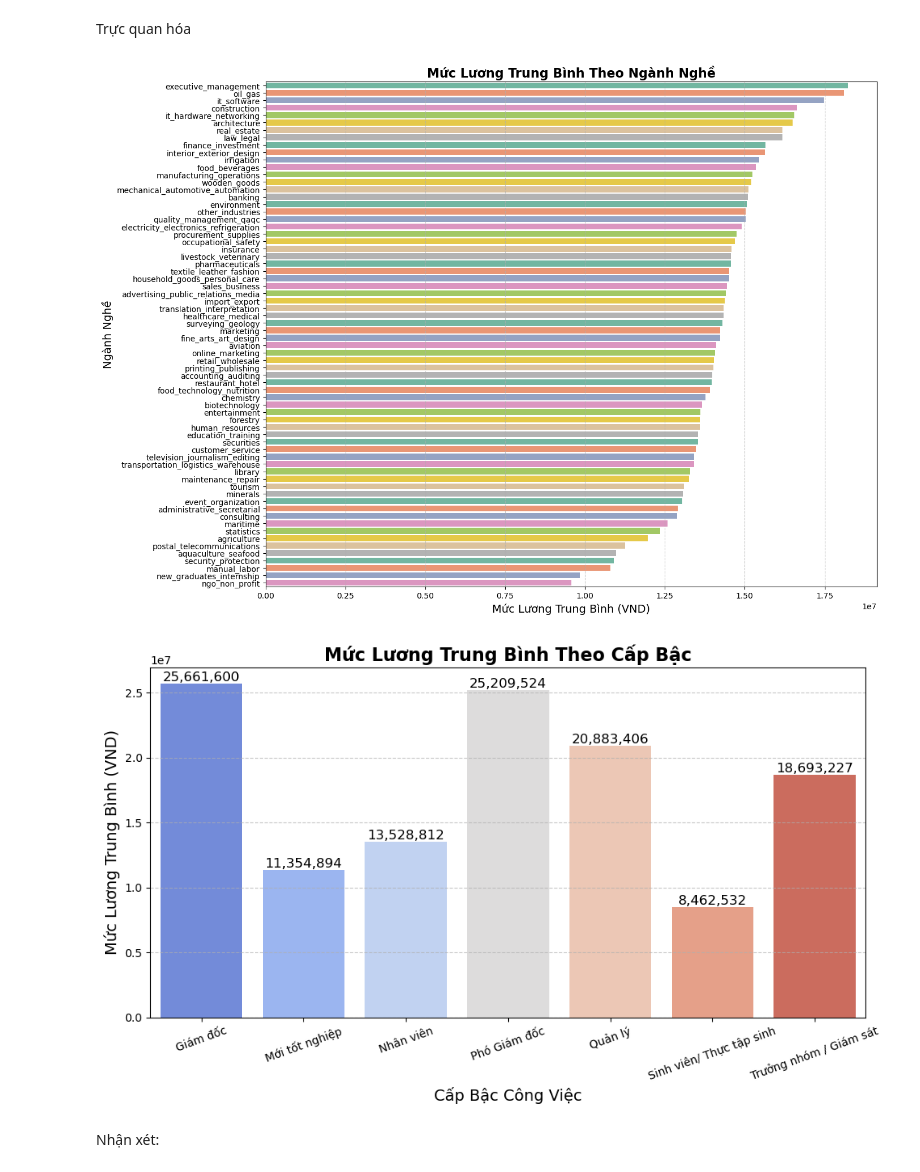
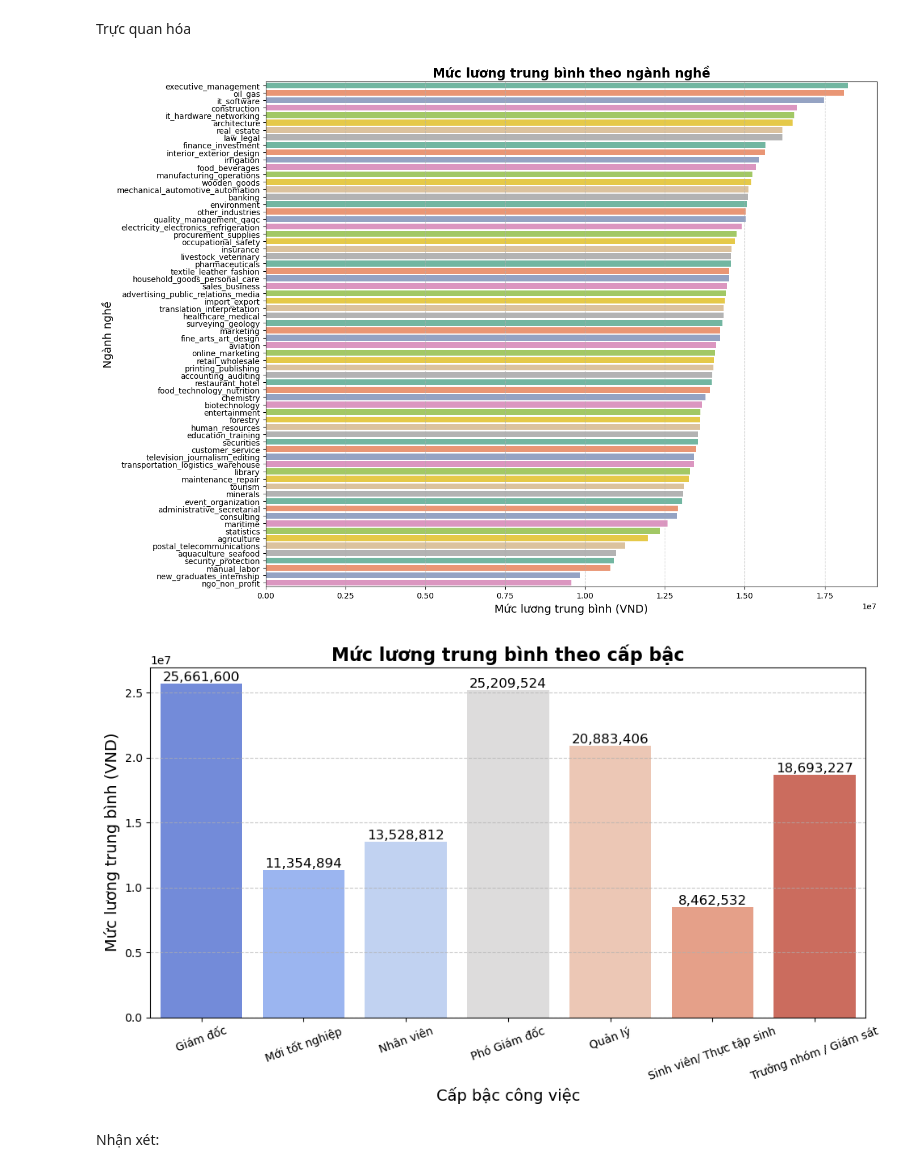
Before and after one commit to Dzivilord/carrerModeling, a Jupyter notebook: ExploringData/VisualizationData.ipynb, the cells around one changed output. Saved outputs shown, nothing was run; the diff lists cells and outputs as text; code cells hidden in the pictures.

```diff
--- a/ExploringData/VisualizationData.ipynb
+++ b/ExploringData/VisualizationData.ipynb
@@ -544,24 +537,24 @@ Trực quan hóa
 # %%
 # Mức lương trung bình theo ngành nghề
 plt.figure(figsize=(14, 10))
 sns.set_palette('Set2')
 sns.barplot(
     data=avg_salary_industry.sort_values('Average_Salary', ascending=False),
     x='Average_Salary',
     y='Industry',
     hue='Industry',
     palette='Set2'
 )
-plt.legend([], [], frameon=False)  # Tắt legend hoàn toàn nếu không cần
+plt.legend([], [], frameon=False)
 
-plt.title('Mức Lương Trung Bình Theo Ngành Nghề', fontsize=16, weight='bold')
-plt.xlabel('Mức Lương Trung Bình (VND)', fontsize=14)
-plt.ylabel('Ngành Nghề', fontsize=14)
+plt.title('Mức lương trung bình theo ngành nghề', fontsize=16, weight='bold')
+plt.xlabel('Mức lương trung bình (VND)', fontsize=14)
+plt.ylabel('Ngành nghề', fontsize=14)
 plt.grid(axis='x', linestyle='--', alpha=0.7)
 plt.tight_layout()
 plt.show()
 # %% [output]
-[figure, old version]
+[figure, new version]
 # %%
 # Mức luong trung bình theo cấp bậc
 plt.figure(figsize=(10, 6))
@@ -575,10 +568,10 @@ sns.barplot(
 )
 
 plt.legend([], [], frameon=False)
-plt.title('Mức Lương Trung Bình Theo Cấp Bậc', fontsize=16, weight='bold')
-plt.xlabel('Cấp Bậc Công Việc', fontsize=14)
+plt.title('Mức lương trung bình theo cấp bậc', fontsize=16, weight='bold')
+plt.xlabel('Cấp bậc công việc', fontsize=14)
 plt.xticks(rotation=20)
-plt.ylabel('Mức Lương Trung Bình (VND)', fontsize=14)
+plt.ylabel('Mức lương trung bình (VND)', fontsize=14)
 plt.grid(axis='y', linestyle='--', alpha=0.7)
 
 # Thêm giá trị mức lương trên mỗi thanh
@@ -587,7 +580,7 @@ for index, value in enumerate(avg_salary_job_level['Average_Salary']):
 plt.tight_layout()
 plt.show()
 # %% [output]
-[figure, old version]
+[figure, new version]
 # %% [markdown]
 Nhận xét:
 # %% [markdown]
```
Also changed, not shown: parts of 34 cells of this notebook.
